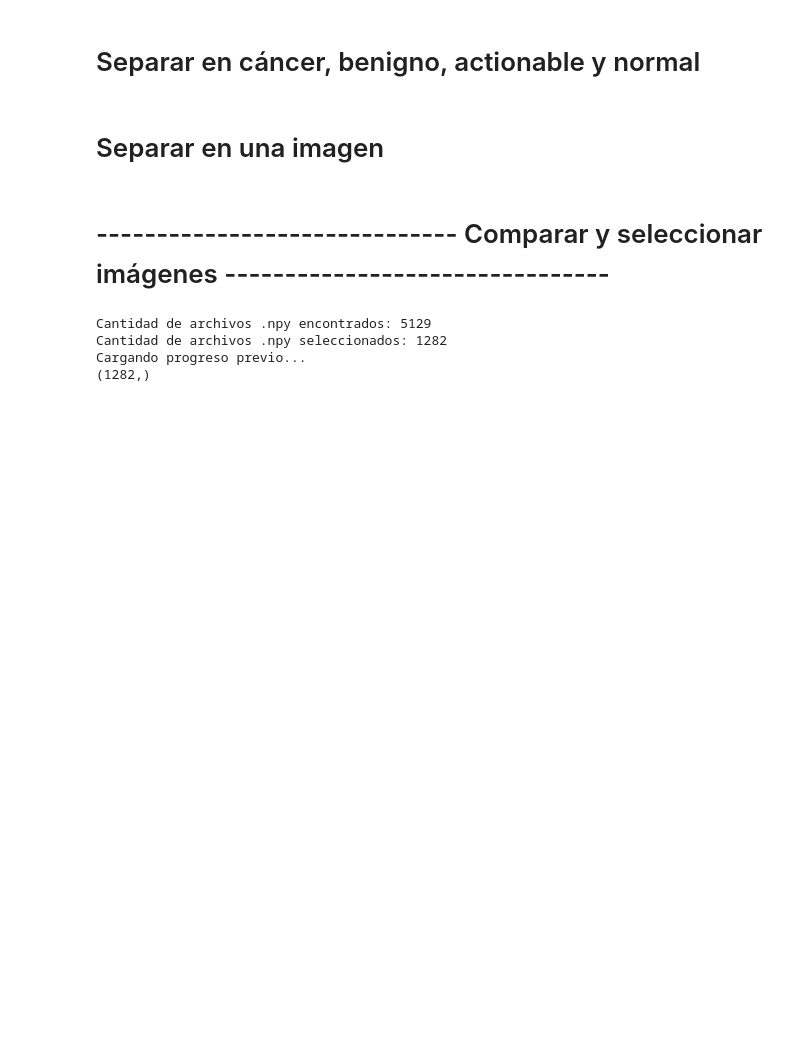
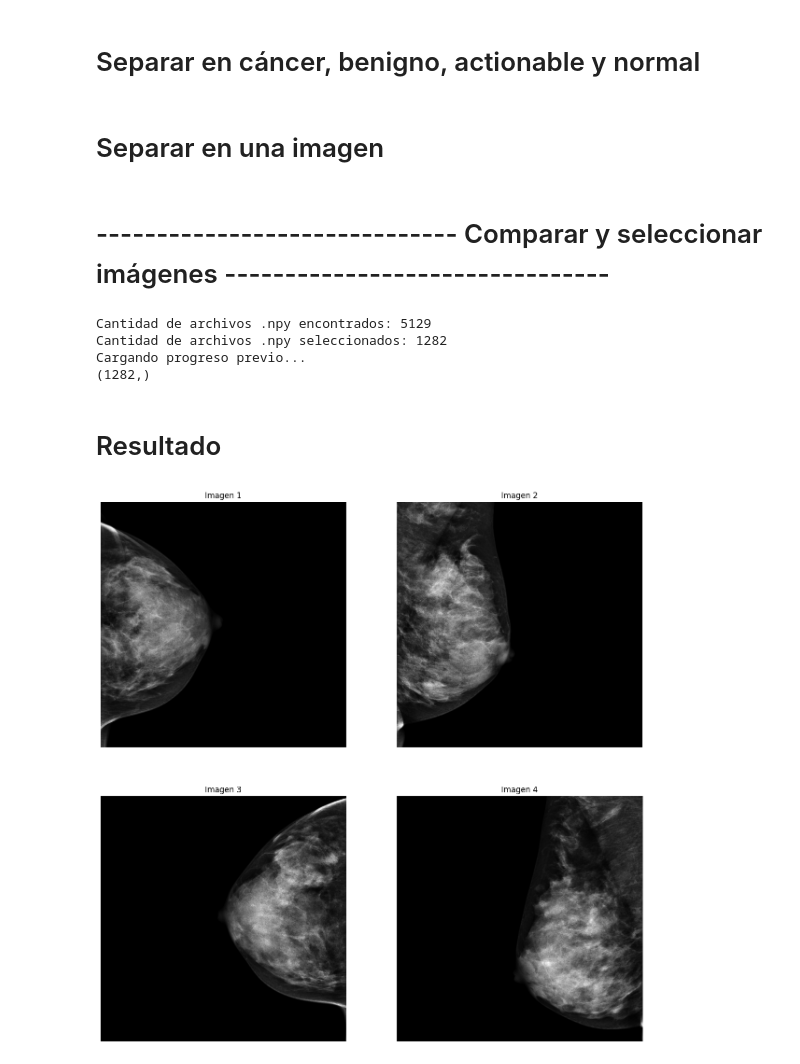
Before and after one commit to Mijarro/TFG_Breast_Cancer_Detection_with_Deep_Learning, a Jupyter notebook: Procesamiento_Gradiografias/CargarDBT.ipynb, the cells around one changed output. Drawn from its saved outputs; the diff is of its cells as text; code cells hidden in the pictures; blank space fills up the shorter version.

```diff
--- a/Procesamiento_Gradiografias/CargarDBT.ipynb
+++ b/Procesamiento_Gradiografias/CargarDBT.ipynb
@@ -434,3 +434,20 @@ Cantidad de archivos .npy encontrados: 5129
 Cantidad de archivos .npy seleccionados: 1282
 Cargando progreso previo...
 (1282,)
+# %% [markdown]
+# Resultado
+# %%
+from matplotlib import pyplot as plt
+img_array = np.load('E:/Numpys/Array/Solo_Benign_Malignant/Division/Training/Malignant/D2-0587.npy')
+
+plt.figure(figsize=(15, 15))
+
+for i in range(4):
+    plt.subplot(2, 2, i + 1)
+    plt.imshow(img_array[i], cmap='gray')
+    plt.title(f'Imagen {i + 1}')
+    plt.axis('off')
+
+plt.show()
+# %% [output]
+[figure, added]
```
Also changed, not shown: 2 other files.
